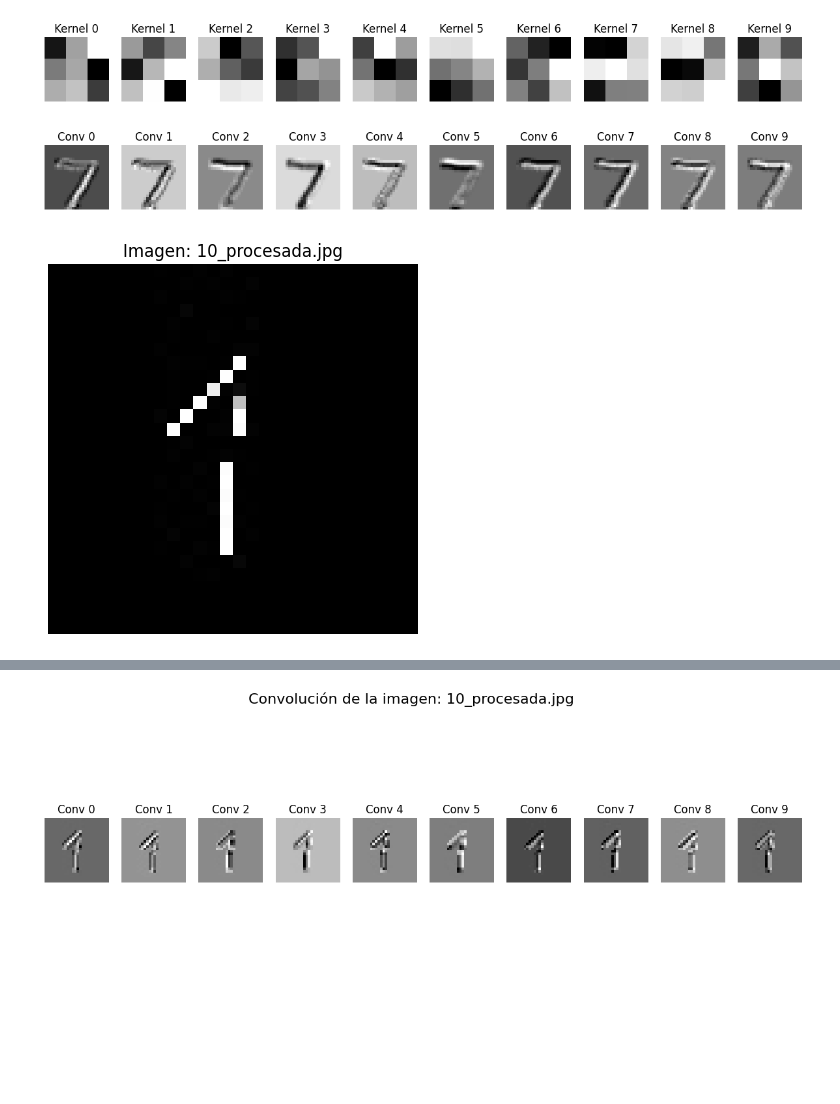
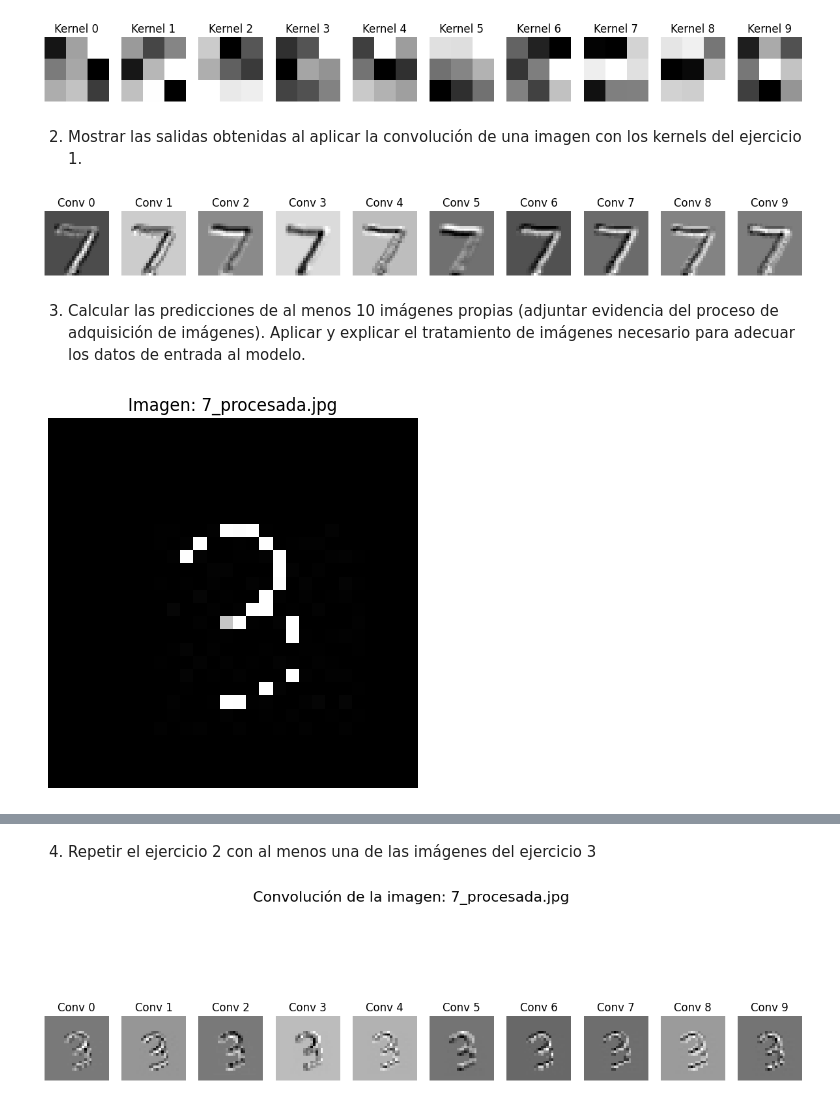
Before and after one commit to ladmepaz/convolucion-mnist-watermelon, a Jupyter notebook: ejercicio.ipynb, the cells around one changed output, grey strips where cells are left out. Cells and saved outputs as stored; diff of their text form; code cells hidden in the pictures; blank space fills up the shorter version.

```diff
--- a/ejercicio.ipynb
+++ b/ejercicio.ipynb
@@ -72,6 +74,8 @@ for i in range(10):
 plt.show()
 # %% [output]
 [figure]
+# %% [markdown]
+2. Mostrar las salidas obtenidas al aplicar la convolución de una imagen con los kernels del ejercicio 1.
 # %%
 from scipy.signal import convolve2d
 from tensorflow.keras.datasets import mnist
@@ -93,6 +97,8 @@ for i in range(10):
 plt.show()
 # %% [output]
 [figure]
+# %% [markdown]
+3. Calcular las predicciones de al menos 10 imágenes propias (adjuntar evidencia del proceso de adquisición de imágenes). Aplicar y explicar el tratamiento de imágenes necesario para adecuar los datos de entrada al modelo.
 # %%
 #Tratamiento de imagenes
 
@@ -135,32 +141,32 @@ import os
 
 def cargar_imagenes_tratadas(carpeta='imagenes_tratadas'):
     imagenes = []
     nombres = []
     for archivo in os.listdir(carpeta):
         if archivo.endswith('.jpg'):
             ruta = os.path.join(carpeta, archivo)
             img = cv2.imread(ruta, cv2.IMREAD_GRAYSCALE)
             if img is not None:
                 img = img.astype('float32') / 255.0
                 img = np.expand_dims(img, axis=-1)
                 imagenes.append(img)
                 nombres.append(archivo)
     return np.array(imagenes), nombres
 
 
 imagenes, nombres = cargar_imagenes_tratadas('imagenes_tratadas')
 
 
-idx = 0  # Cambia el índice para probar otras imágenes
+idx = 7  # Cambia el índice para probar otras imágenes
 
 img = imagenes[idx]
 
 plt.imshow(img.squeeze(), cmap='gray')
 plt.title(f"Imagen: {nombres[idx]}")
 plt.axis('off')
 plt.show()
 
 prediction = model.predict(np.expand_dims(img, axis=0))
 print("Predicción del modelo:", np.argmax(prediction))
 # %% [output]
-[figure, old version]
+[figure, new version]
@@ -169,3 +175,5 @@ Predicción del modelo: 1
+# %% [markdown]
+4. Repetir el ejercicio 2 con al menos una de las imágenes del ejercicio 3
 # %%
 from scipy.signal import convolve2d
 import matplotlib.pyplot as plt
@@ -184,4 +192,4 @@ for i in range(10):
 plt.suptitle(f'Convolución de la imagen: {nombres[idx]}', fontsize=16)
 plt.show()
 # %% [output]
-[figure, old version]
+[figure, new version]
```
Also changed, not shown: parts of 2 cells of this notebook, 1 other file.
